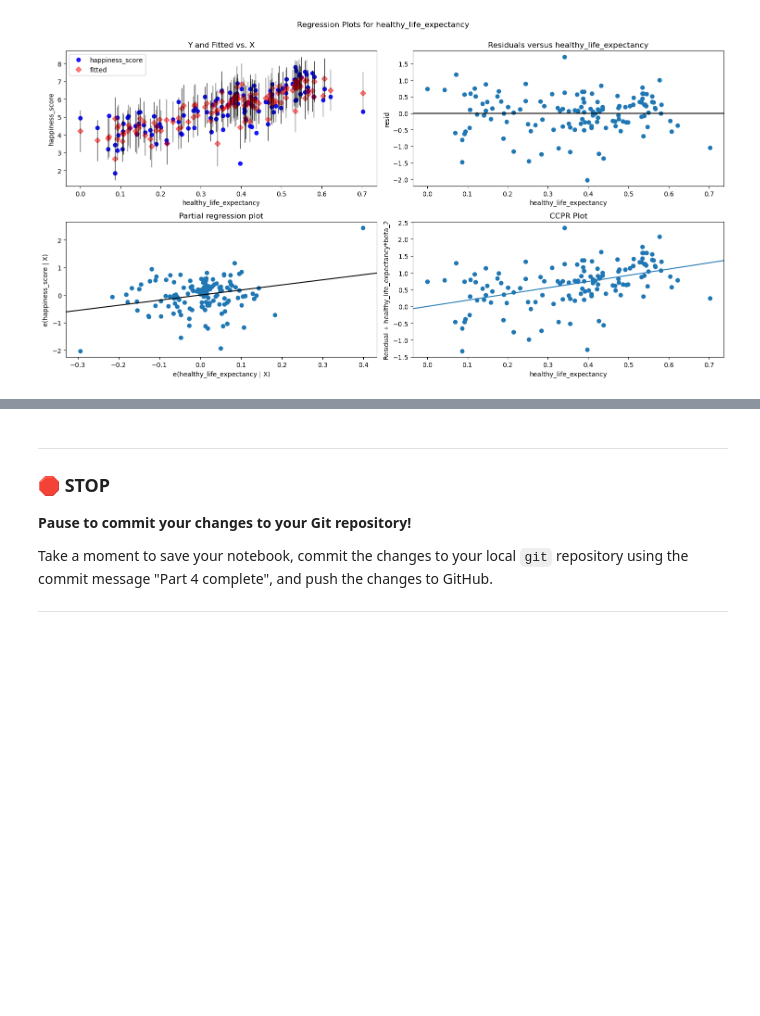
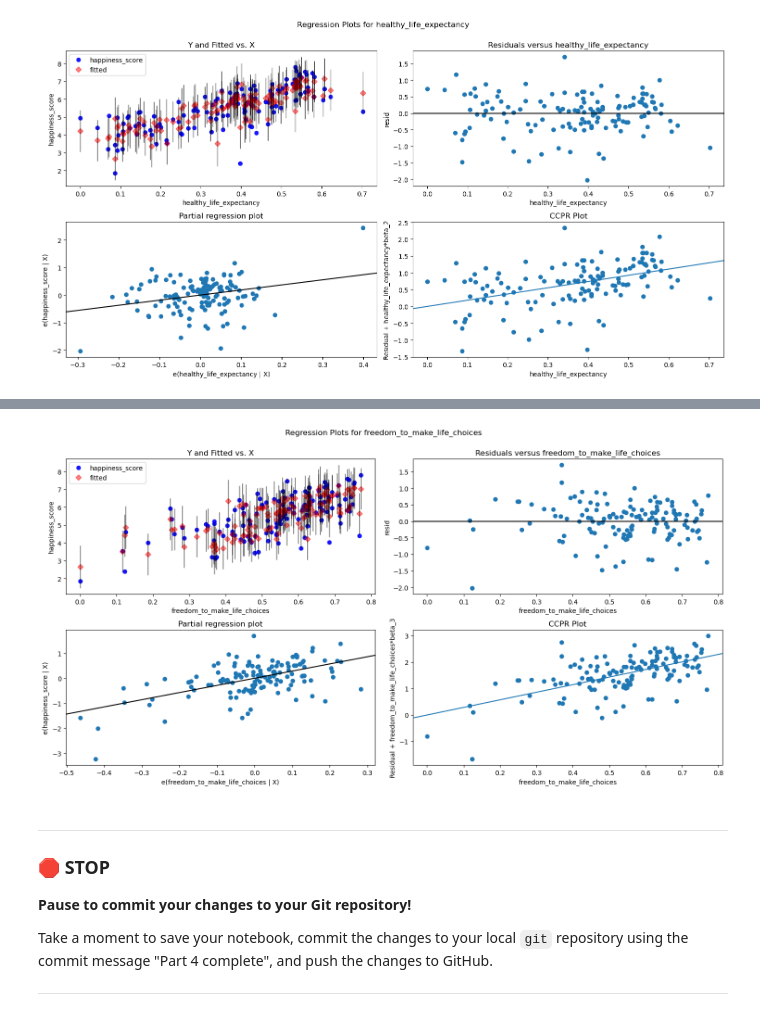
Before and after one commit to Jacob-Gross04/cmse202-s24-turnin, a Jupyter notebook: HW03/HW-03_Regression-S24-STUDENT.ipynb, the cells around one changed output, grey strips where cells are left out. Saved outputs shown, nothing was run; the diff lists cells and outputs as text; code cells hidden in the pictures; blank space fills up the shorter version.

```diff
--- a/HW03/HW-03_Regression-S24-STUDENT.ipynb
+++ b/HW03/HW-03_Regression-S24-STUDENT.ipynb
@@ -482,6 +484,8 @@ fig = sm.graphics.plot_regress_exog(results5, "gdp_per_capita", fig=fig)
 # %%
 fig = plt.figure(figsize=(15,8))
-fig = sm.graphics.plot_regress_exog(results5, "healthy_life_expectancy", fig=fig)
+fig = sm.graphics.plot_regress_exog(results5, "freedom_to_make_life_choices", fig=fig)
+# %% [output]
+[figure, added]
 # %% [markdown]
 ---
 ### &#128721; STOP
```
Also changed, not shown: parts of 11 cells of this notebook.
